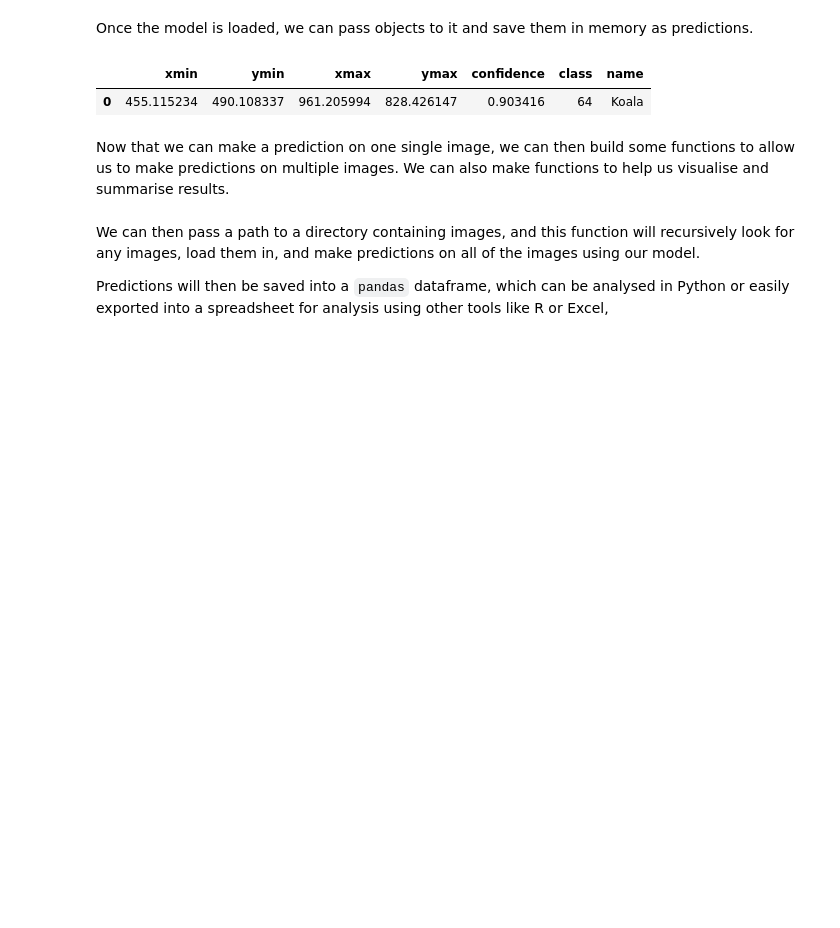
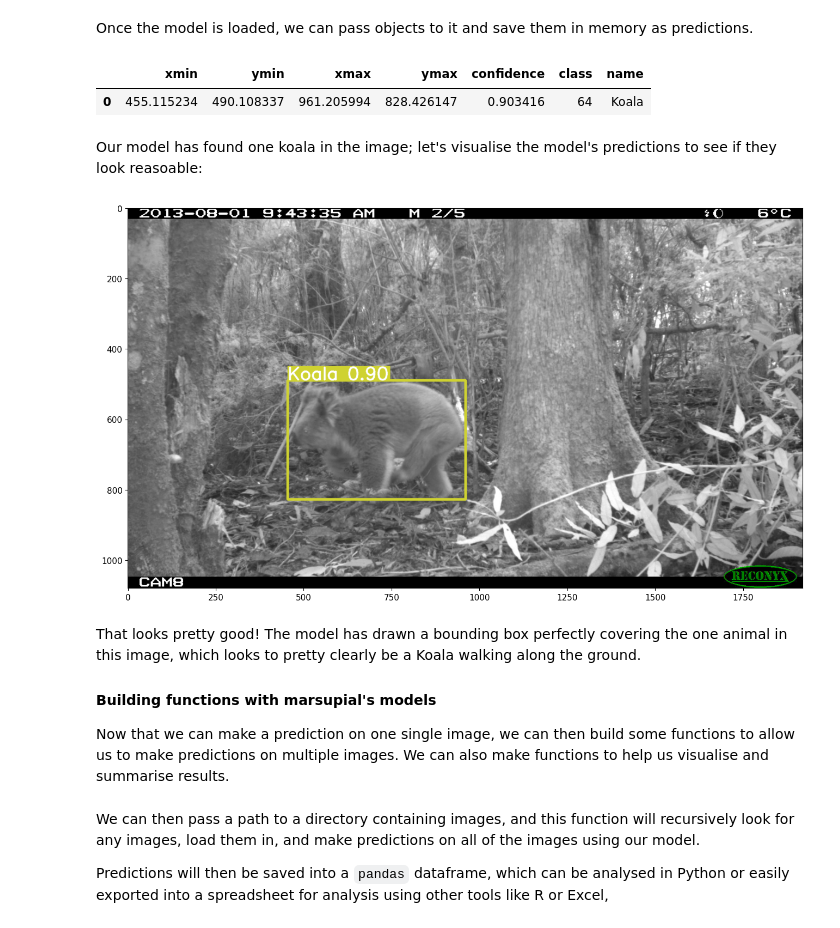
Before and after one commit to Sydney-Informatics-Hub/marsupial, a Jupyter notebook: prediction.ipynb, the cells around one changed output. Saved outputs shown, nothing was run; the diff lists cells and outputs as text; code cells hidden in the pictures; blank space fills up the shorter version.

Commit message:
content: add image plotting to examples.

```diff
--- a/prediction.ipynb
+++ b/prediction.ipynb
@@ -54,7 +58,19 @@ results.pandas().xyxy[0]  # im predictions (pandas)
 # %% [output]
 |  | xmin | ymin | xmax | ymax | confidence | class | name |
 | 0 | 455.115234 | 490.108337 | 961.205994 | 828.426147 | 0.903416 | 64 | Koala |
+# %% [markdown]
+Our model has found one koala in the image; let's visualise the model's predictions to see if they look reasoable:
+# %%
+fig, ax = plt.subplots(figsize=(16, 12))
+ax.imshow(results.render()[0])
+plt.show()
+# %% [output]
+[figure, added]
 # %% [markdown]
+That looks pretty good! The model has drawn a bounding box perfectly covering the one animal in this image, which looks to pretty clearly be a Koala walking along the ground.
+
+#### Building functions with marsupial's models
+
 Now that we can make a prediction on one single image, we can then build some functions to allow us to make predictions on multiple images.
 We can also make functions to help us visualise and summarise results.
 # %%
```
Also changed, not shown: parts of 2 cells of this notebook.
